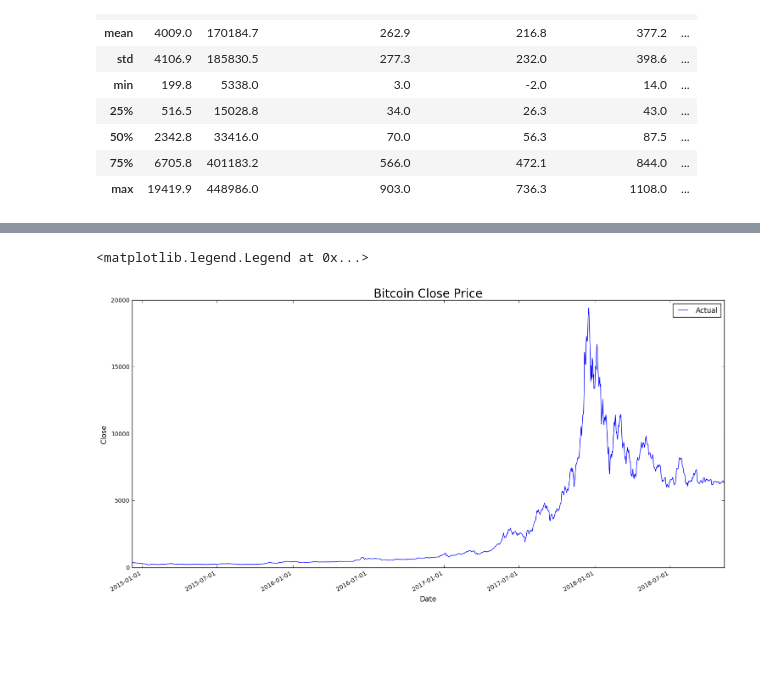
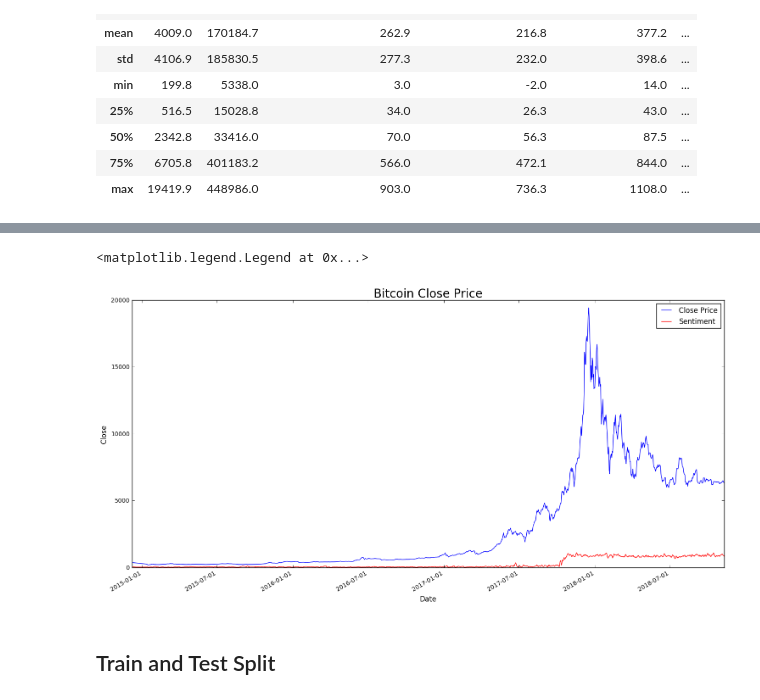
Before and after one commit to JeffreyJackovich/bitcoin-prediction-using-sentiment, a Jupyter notebook: tensor_flow_dnn-regressor.ipynb, the cells around one changed output, grey strips where cells are left out. Cells and saved outputs as stored; diff of their text form; code cells hidden in the pictures; blank space fills up the shorter version.

```diff
--- a/tensor_flow_dnn-regressor.ipynb
+++ b/tensor_flow_dnn-regressor.ipynb
@@ -65,28 +74,24 @@ price_tweet_df.describe()
 # %%
 #preproces date col
 dates_list_actual = list(price_tweet_df['date'])
 dates_list_formatted_actual = [datetime.datetime.strptime(d,'%Y-%m-%d').date() for d in dates_list_actual]
 
-# dates_list_training = list(price_tweet_df_training['date'])
-# dates_list_formatted_training = [datetime.datetime.strptime(d,'%Y-%m-%d').date() for d in dates_list_training]
-
-#dates_list_test = list(price_tweet_df['date'].tail(212))
-#dates_list_formatted_test = [datetime.datetime.strptime(d,'%Y-%m-%d').date() for d in dates_list_test]
-
 # price visualization
 plt.figure(figsize = (18,9))
 plt.gca().xaxis.set_major_formatter(mdates.DateFormatter('%Y-%m-%d'))
 
-plt.plot(dates_list_formatted_actual, price_tweet_df['Close'], color='b', label='Actual')
-#plt.plot(dates_list_formatted_training, predictions, color='red', label='Training')
-#plt.plot(dates_list_formatted_test, test_predictions, color='red', label='Test-Predicted')
+plt.plot(dates_list_formatted_actual, price_tweet_df['Close'], color='b', label='Close Price')
+plt.plot(dates_list_formatted_actual, price_tweet_df['pos_tweet_textBlob'], color='r', label='Sentiment')
+
 
 plt.xlabel('Date',fontsize=12)
 plt.ylabel('Close',fontsize=12)
 plt.gcf().autofmt_xdate()
 plt.title('Bitcoin Close Price',fontsize=20)
 plt.ylim(-1,20000)
 plt.legend()
 # %% [output]
 <matplotlib.legend.Legend at 0x...>
-[figure, old version]
+[figure, new version]
+# %% [markdown]
+## Train and Test Split
```
Also changed, not shown: parts of 15 cells of this notebook.
